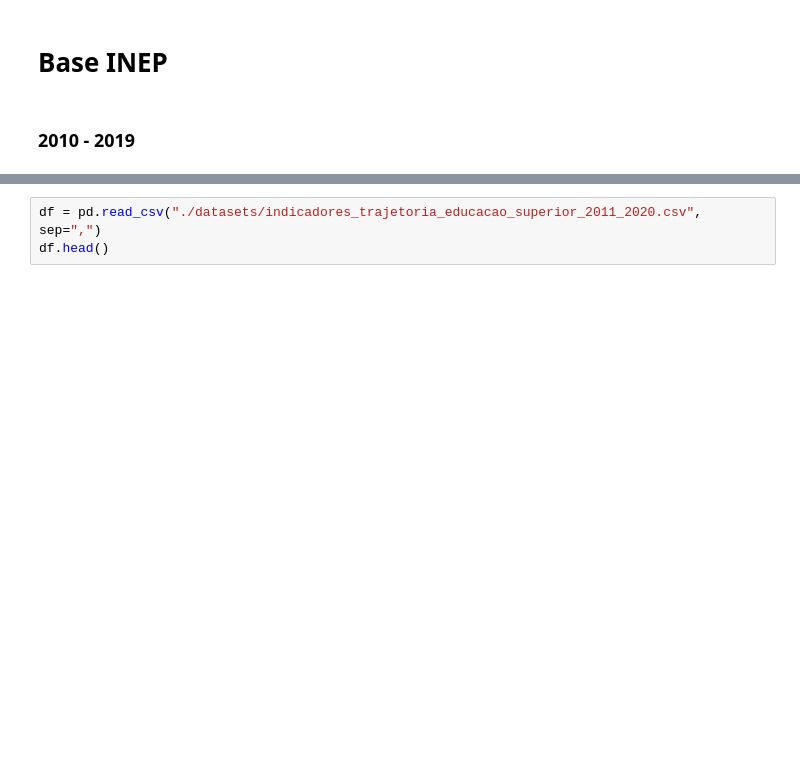
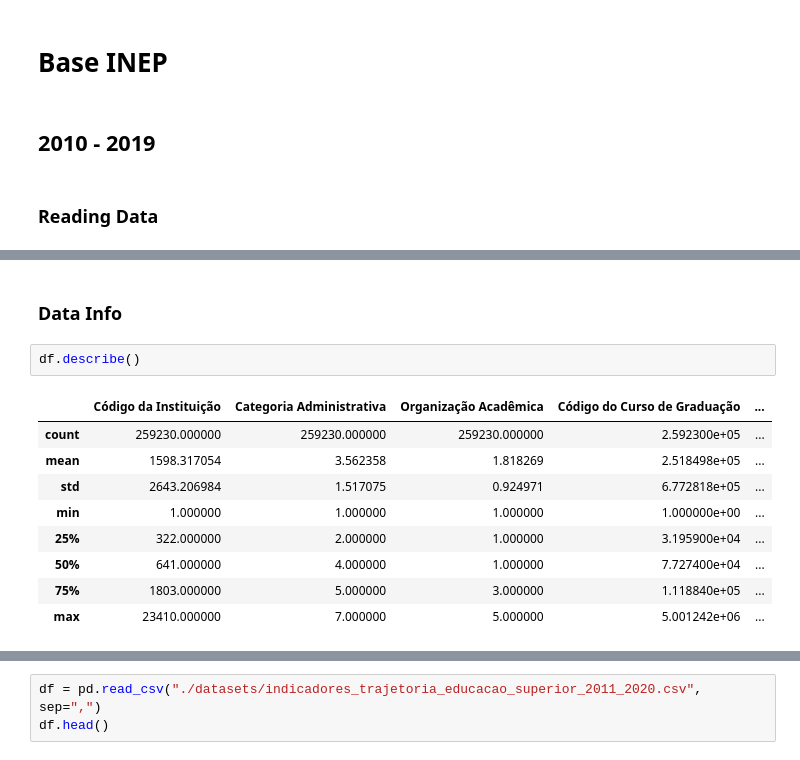
Before and after one commit to Guilhermeasper/dados-medicos, a Jupyter notebook: Projeto.ipynb, the cells around one changed output, grey strips where cells are left out. Cells and saved outputs as stored; diff of their text form; blank space fills up the shorter version.

```diff
--- a/Projeto.ipynb
+++ b/Projeto.ipynb
@@ -564,7 +565,9 @@ accuracy_score(y_test, y_pred)
 # %% [markdown]
 # Base INEP
 # %% [markdown]
-### 2010 - 2019
+## 2010 - 2019
+# %% [markdown]
+### Reading Data
 # %%
 import pandas as pd
 
@@ -578,3 +581,17 @@ df.head()
 | 2 | 1 | UNIVERSIDADE FEDERAL DE MATO GROSSO | 1 | 1 | ... |
 | 3 | 1 | UNIVERSIDADE FEDERAL DE MATO GROSSO | 1 | 1 | ... |
 | 4 | 1 | UNIVERSIDADE FEDERAL DE MATO GROSSO | 1 | 1 | ... |
+# %% [markdown]
+### Data Info
+# %%
+df.describe()
+# %% [output]
+|  | Código da Instituição | Categoria Administrativa | Organização Acadêmica | Código do Curso de Graduação | ... |
+| count | 259230.000000 | 259230.000000 | 259230.000000 | 2.592300e+05 | ... |
+| mean | 1598.317054 | 3.562358 | 1.818269 | 2.518498e+05 | ... |
+| std | 2643.206984 | 1.517075 | 0.924971 | 6.772818e+05 | ... |
+| min | 1.000000 | 1.000000 | 1.000000 | 1.000000e+00 | ... |
+| 25% | 322.000000 | 2.000000 | 1.000000 | 3.195900e+04 | ... |
+| 50% | 641.000000 | 4.000000 | 1.000000 | 7.727400e+04 | ... |
+| 75% | 1803.000000 | 5.000000 | 3.000000 | 1.118840e+05 | ... |
+| max | 23410.000000 | 7.000000 | 5.000000 | 5.001242e+06 | ... |
```
Also changed, not shown: parts of 27 cells of this notebook, 1 other file.
